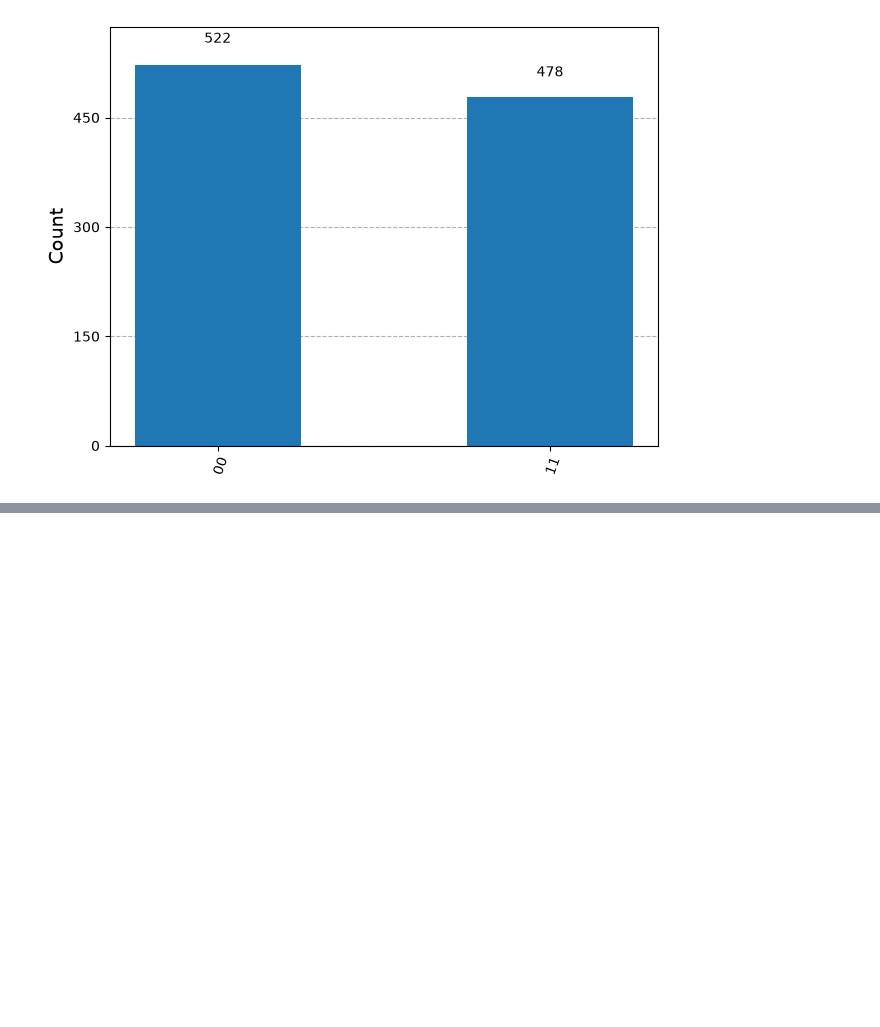
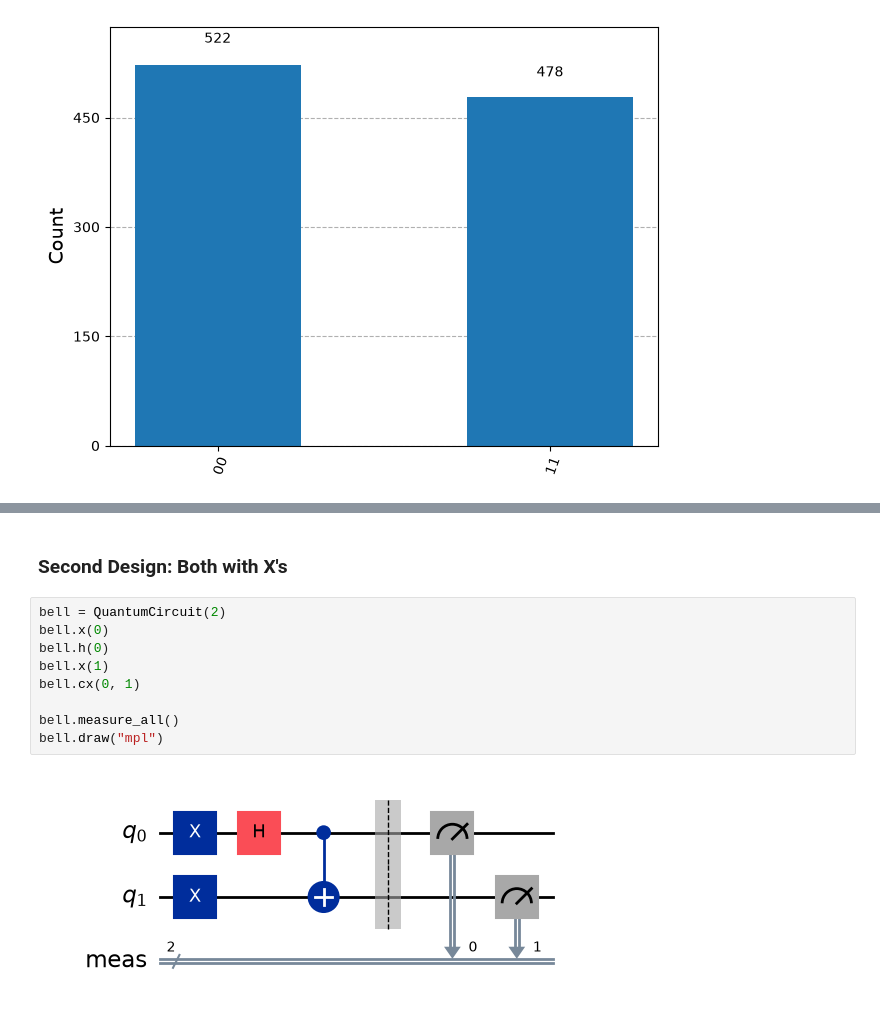
Before and after one commit to cory495/quantum-computing, a Jupyter notebook: notebooks/01_first_quantum_computer.ipynb, the cells around one changed output, grey strips where cells are left out. Drawn from its saved outputs; the diff is of its cells as text; blank space fills up the shorter version.

```diff
--- a/notebooks/01_first_quantum_computer.ipynb
+++ b/notebooks/01_first_quantum_computer.ipynb
@@ -119,0 +179,13 @@ plot_histogram(counts)
+# %% [markdown]
+### Second Design: Both with X's
+# %%
+bell = QuantumCircuit(2)
+bell.x(0)
+bell.h(0)
+bell.x(1)
+bell.cx(0, 1)
+
+bell.measure_all()
+bell.draw("mpl")
+# %% [output]
+[figure, added]
```
Also changed, not shown: parts of 13 cells of this notebook, 1 other file.
